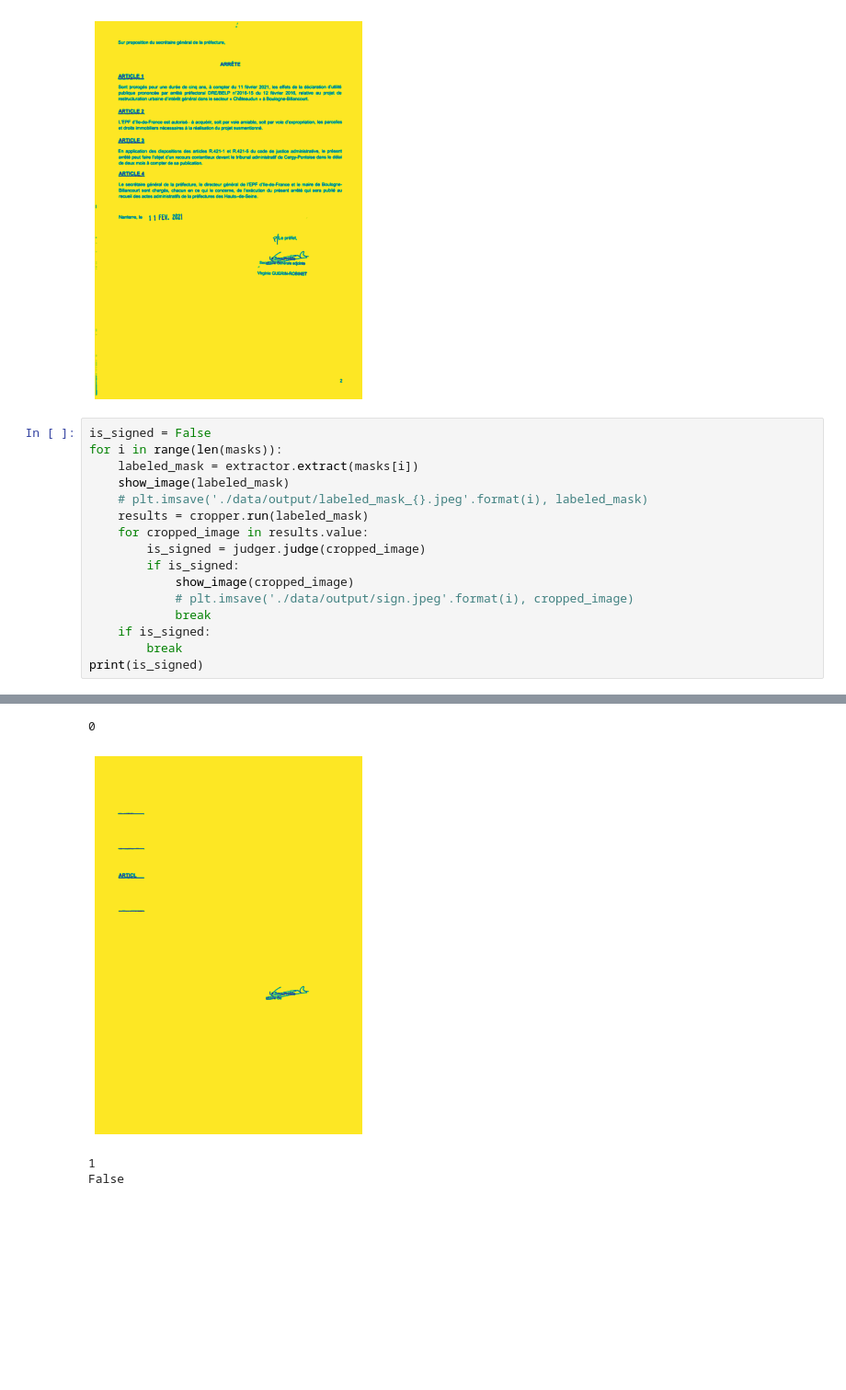
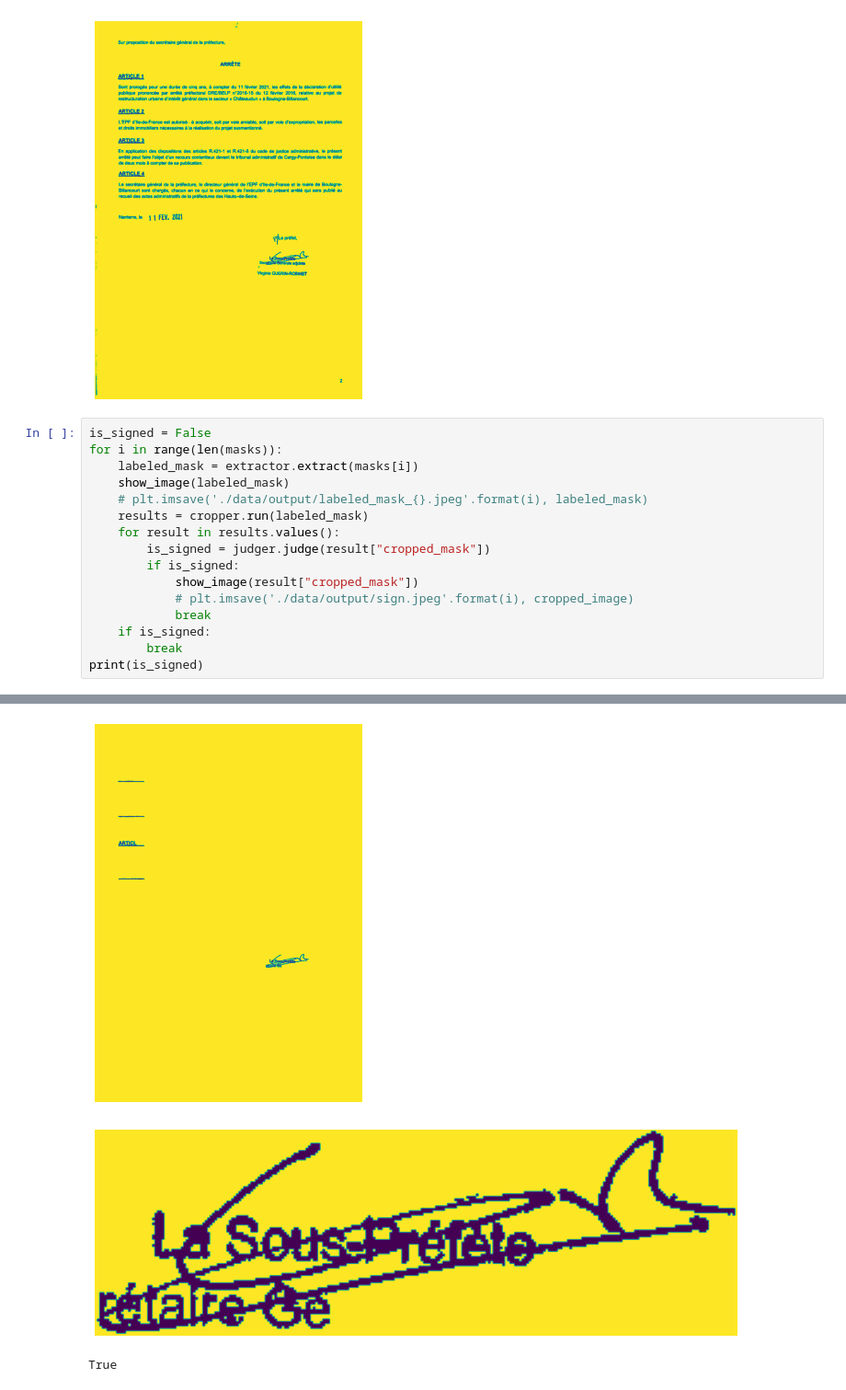
Before and after one commit to EnzoSeason/signature_detection, a Jupyter notebook: demo.ipynb, the cells around one changed output, grey strips where cells are left out. Shown at 92% size. Saved outputs shown, nothing was run; the diff lists cells and outputs as text; blank space fills up the shorter version.

```diff
--- a/demo.ipynb
+++ b/demo.ipynb
@@ -141,22 +141,21 @@ for i in range(len(masks)):
 # %%
 is_signed = False
 for i in range(len(masks)):
     labeled_mask = extractor.extract(masks[i])
     show_image(labeled_mask)
     # plt.imsave('./data/output/labeled_mask_{}.jpeg'.format(i), labeled_mask)
     results = cropper.run(labeled_mask)
-    for cropped_image in results.value:
-        is_signed = judger.judge(cropped_image)
+    for result in results.values():
+        is_signed = judger.judge(result["cropped_mask"])
         if is_signed:
-            show_image(cropped_image)
+            show_image(result["cropped_mask"])
             # plt.imsave('./data/output/sign.jpeg'.format(i), cropped_image)
             break
     if is_signed:
         break
 print(is_signed)
 # %% [output]
 [figure]
+[figure]
+[figure, added]
-0
+True
-[figure]
-1
-False
```
